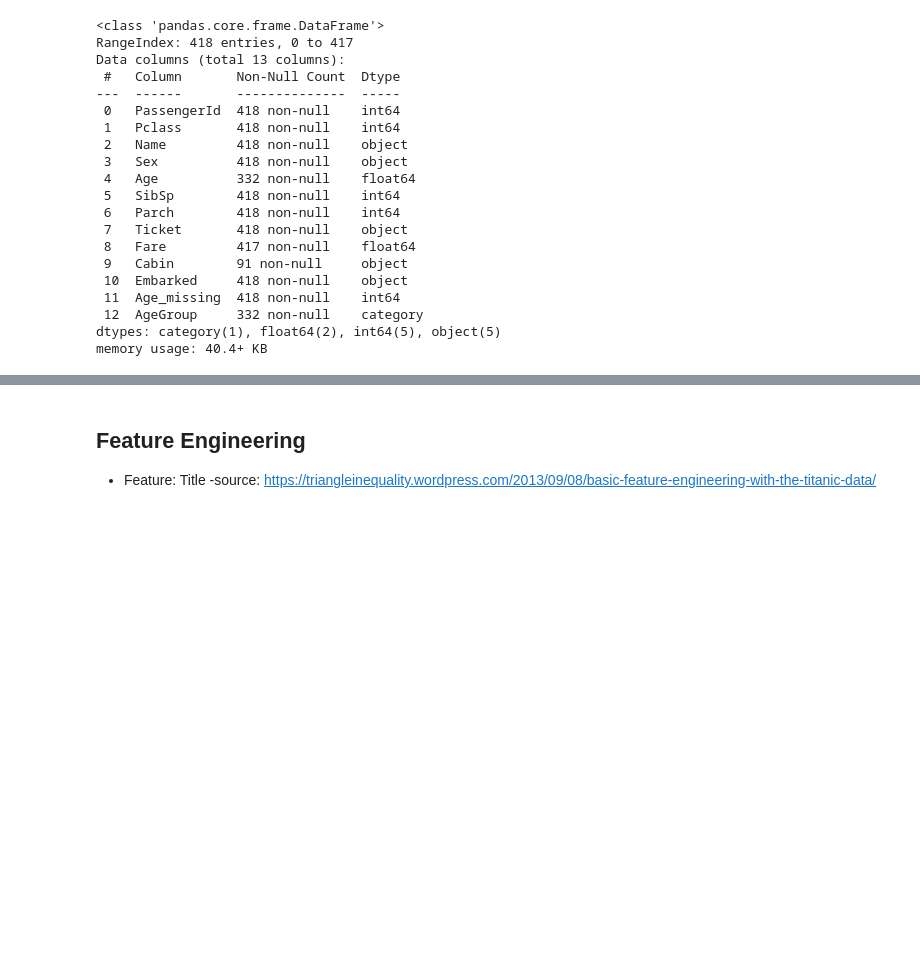
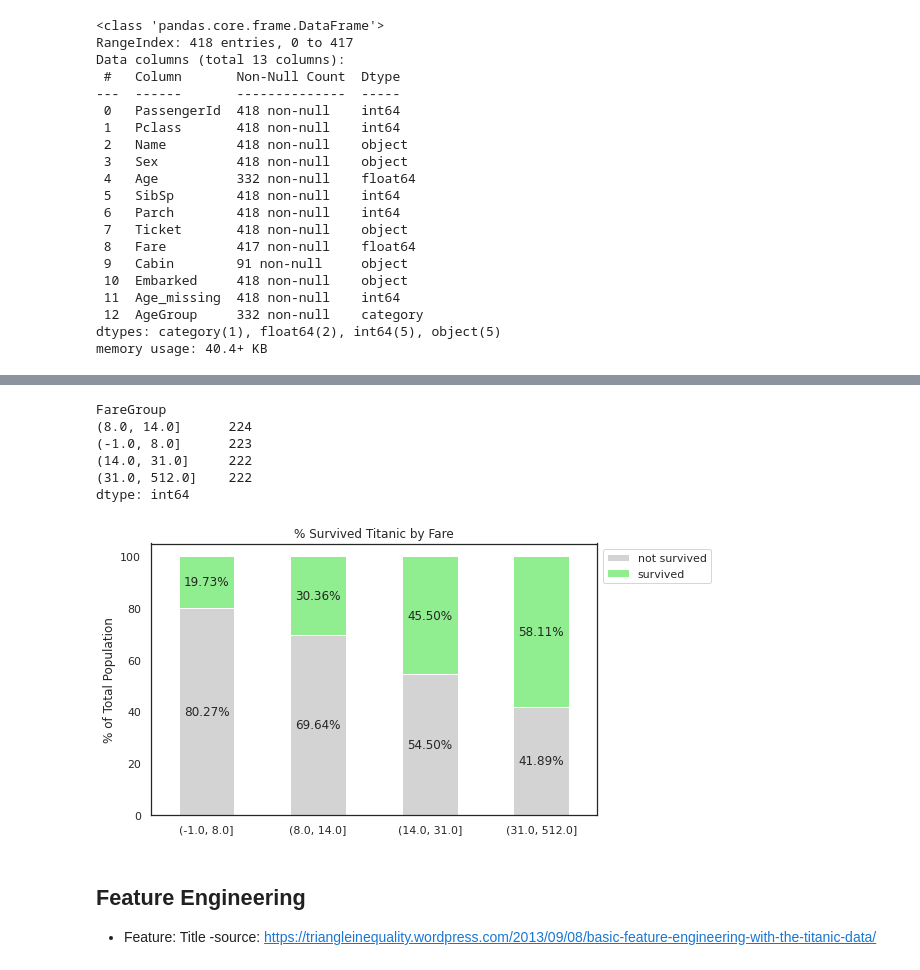
Before and after one commit to tonyhollaar/kaggle-competitions, a Jupyter notebook: titanic-machine-learning-from-disaster.ipynb, the cells around one changed output, grey strips where cells are left out. Cells and saved outputs as stored; diff of their text form; code cells hidden in the pictures; blank space fills up the shorter version.

Commit message:
Kaggle Notebook | Titanic - Machine Learning from Disaster  | Version 28

```diff
--- a/titanic-machine-learning-from-disaster.ipynb
+++ b/titanic-machine-learning-from-disaster.ipynb
@@ -374,3 +412,50 @@ memory usage: 40.4+ KB
+# %%
+train_data['FareGroup'] = pd.qcut(train_data['Fare'], q=4, precision=0)
+train_data[['FareGroup']].value_counts()
+# %% [output]
+FareGroup
+(8.0, 14.0]      224
+(-1.0, 8.0]      223
+(14.0, 31.0]     222
+(31.0, 512.0]    222
+dtype: int64
+# %%
+import matplotlib.pyplot as plt
+import seaborn as sns
+
+sns.set_context("notebook") # paper, poster
+sns.set_style("white")
+
+# set runtime configuration
+# source: https://matplotlib.org/stable/tutorials/introductory/customizing.html
+plt.rcParams['figure.figsize'] = (8, 5)
+
+# define axis
+ax = (pd.crosstab(train_data['FareGroup'],
+                  train_data['Survived'],
+                  normalize='index')*100) \
+                  .round(2).plot.bar(stacked=True,
+                  title='% Survived Titanic by Fare',
+                  color=['lightgrey', 'lightgreen'])
+
+# annotate the barchart labels in center
+ax.bar_label(ax.containers[0], label_type='center', fmt='%.2f%%')
+ax.bar_label(ax.containers[1], label_type='center', fmt='%.2f%%')
+
+# set the x and y labels
+plt.xlabel("")
+plt.ylabel("% of Total Population")
+
+# set the legend
+plt.legend(loc = 'best',
+           labels={'not survived':1, 'survived':0},
+           bbox_to_anchor=(1, 1))
+
+# set the rotation of the x labels (female, male)
+for label in ax.get_xticklabels():
+    label.set_rotation(0)
+# %% [output]
+[figure, added]
 # %% [markdown]
 ## Feature Engineering
 - Feature: Title
```
Also changed, not shown: parts of 13 cells of this notebook.
